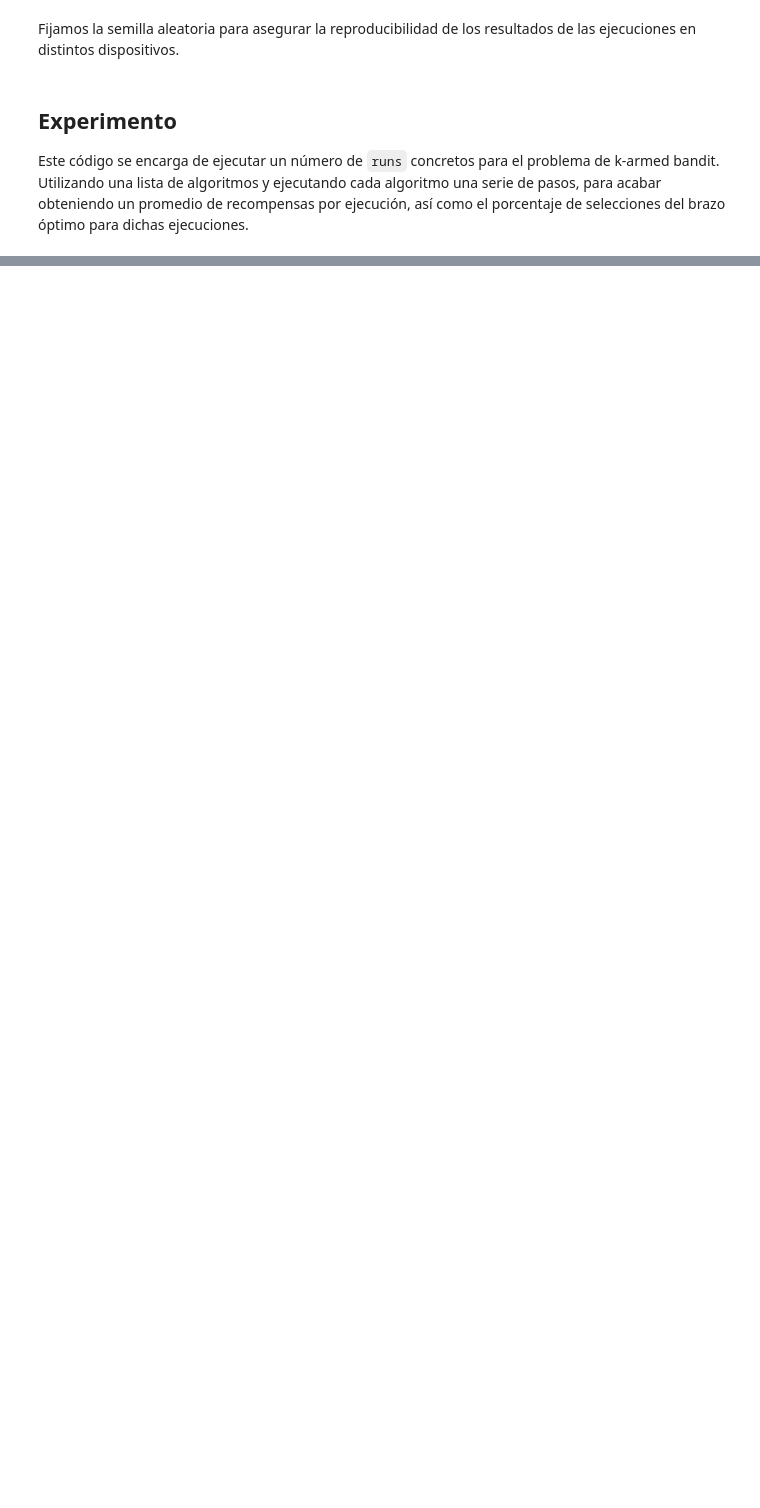
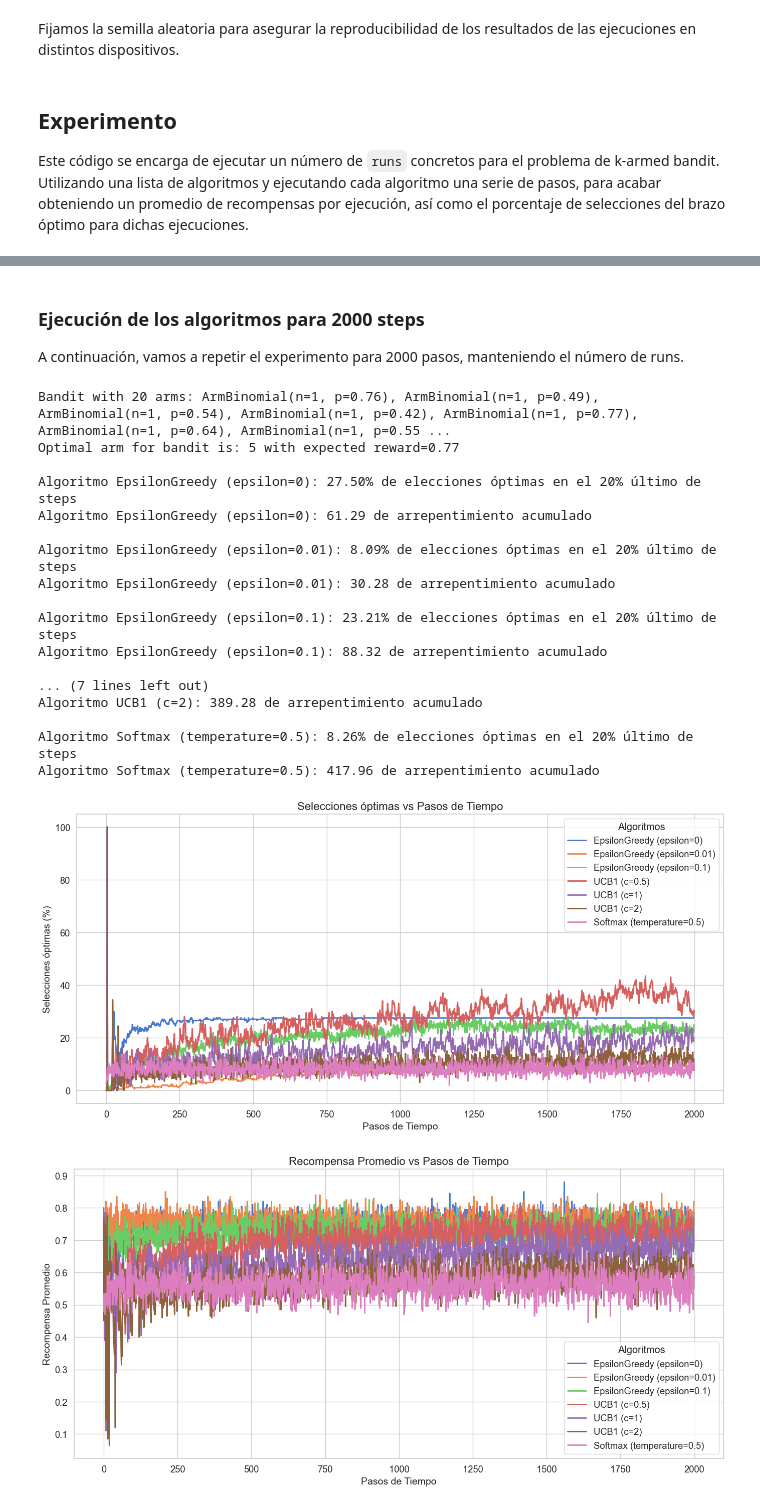
Before and after one commit to miguelangelortizpenaranda/ortizpastorserna, a Jupyter notebook: bandit_experiment_bernoulli.ipynb, the cells around one changed output, grey strips where cells are left out. Saved outputs shown, nothing was run; the diff lists cells and outputs as text; code cells hidden in the pictures; blank space fills up the shorter version.

```diff
--- a/bandit_experiment_bernoulli.ipynb
+++ b/bandit_experiment_bernoulli.ipynb
@@ -164,0 +275,26 @@ Optimal arm for bandit is: 8 with expected reward=0.87
+# %% [markdown]
+### Ejecución de los algoritmos para 2000 steps
+
+A continuación, vamos a repetir el experimento para 2000 pasos, manteniendo el número de runs.
+# %%
+execute_bandit_experiment(k=20, steps=2000, runs=runs, bandit=bandit)
+# %% [output]
+Bandit with 20 arms: ArmBinomial(n=1, p=0.76), ArmBinomial(n=1, p=0.49), ArmBinomial(n=1, p=0.54), ArmBinomial(n=1, p=0.42), ArmBinomial(n=1, p=0.77), ArmBinomial(n=1, p=0.64), ArmBinomial(n=1, p=0.55 ...
+Optimal arm for bandit is: 5 with expected reward=0.77
+
+Algoritmo EpsilonGreedy (epsilon=0): 27.50% de elecciones óptimas en el 20% último de steps
+Algoritmo EpsilonGreedy (epsilon=0): 61.29 de arrepentimiento acumulado
+
+Algoritmo EpsilonGreedy (epsilon=0.01): 8.09% de elecciones óptimas en el 20% último de steps
+Algoritmo EpsilonGreedy (epsilon=0.01): 30.28 de arrepentimiento acumulado
+
+Algoritmo EpsilonGreedy (epsilon=0.1): 23.21% de elecciones óptimas en el 20% último de steps
+Algoritmo EpsilonGreedy (epsilon=0.1): 88.32 de arrepentimiento acumulado
+
+... (7 lines left out)
+Algoritmo UCB1 (c=2): 389.28 de arrepentimiento acumulado
+
+Algoritmo Softmax (temperature=0.5): 8.26% de elecciones óptimas en el 20% último de steps
+Algoritmo Softmax (temperature=0.5): 417.96 de arrepentimiento acumulado
+[figure, added]
+[figure, added]
```
Also changed, not shown: parts of 25 cells of this notebook, 3 other files.
